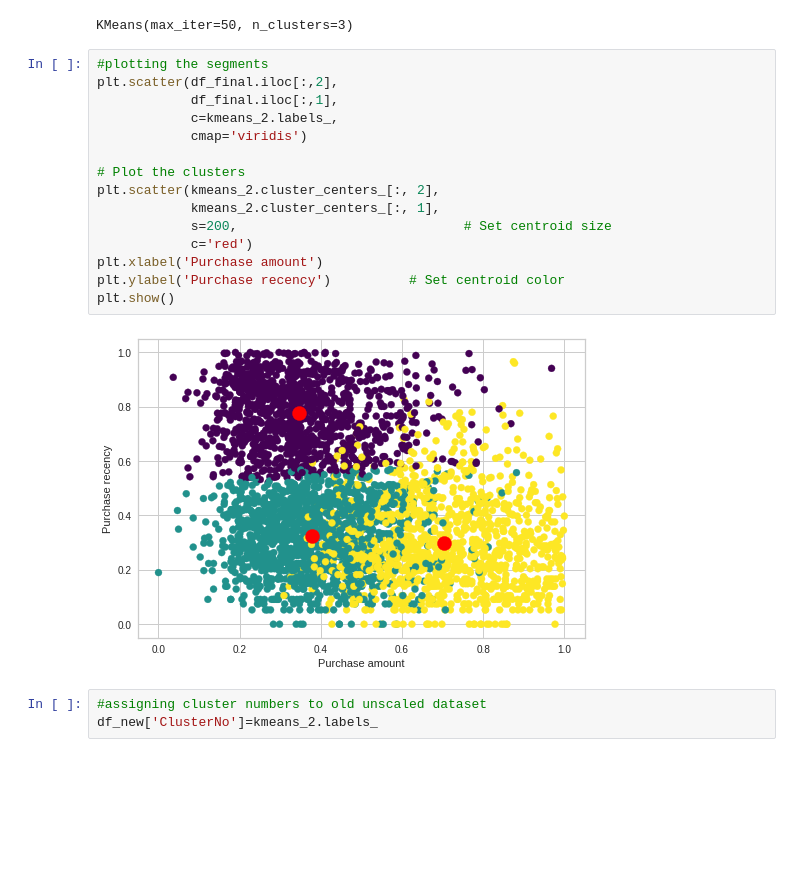
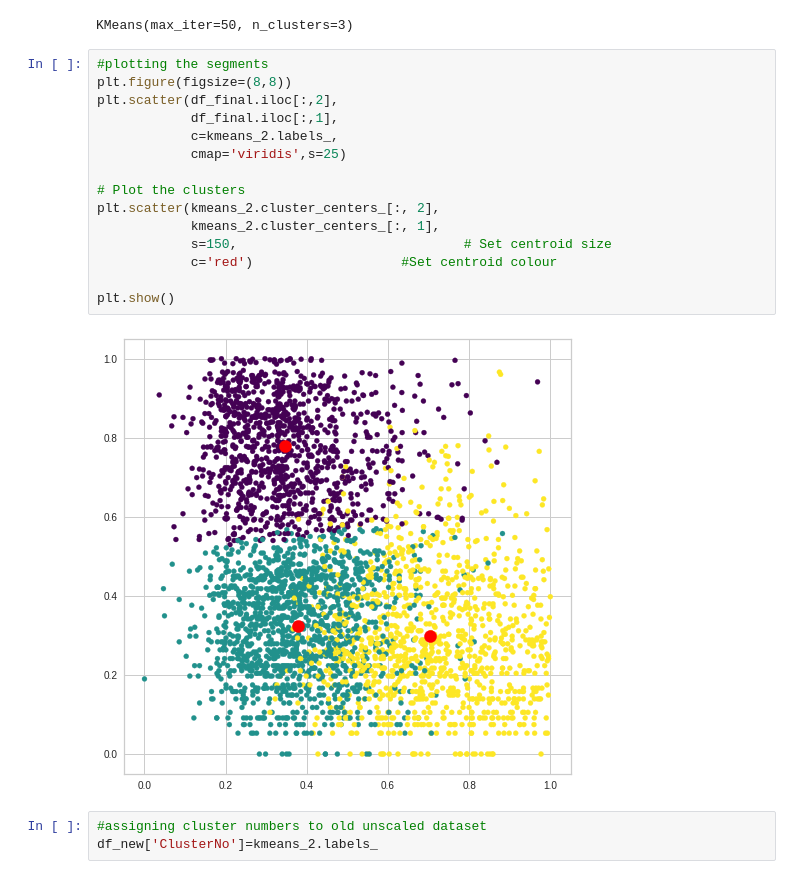
Before and after one commit to shreesha2304/Online-Retail-Customer-Segmentation, a Jupyter notebook: Online_Retail_Customer_Segmentation_Capstone_Project.ipynb, the cells around one changed output. Saved outputs shown, nothing was run; the diff lists cells and outputs as text; blank space fills up the shorter version.

```diff
--- a/Online_Retail_Customer_Segmentation_Capstone_Project.ipynb
+++ b/Online_Retail_Customer_Segmentation_Capstone_Project.ipynb
@@ -683,21 +711,21 @@ kmeans_2.fit(df_final)
 KMeans(max_iter=50, n_clusters=3)
 # %%
 #plotting the segments
+plt.figure(figsize=(8,8))
 plt.scatter(df_final.iloc[:,2],
             df_final.iloc[:,1],
             c=kmeans_2.labels_,
-            cmap='viridis')
+            cmap='viridis',s=25)
 
 # Plot the clusters
 plt.scatter(kmeans_2.cluster_centers_[:, 2],
             kmeans_2.cluster_centers_[:, 1],
-            s=200,                             # Set centroid size
-            c='red')
-plt.xlabel('Purchase amount')
-plt.ylabel('Purchase recency')          # Set centroid color
+            s=150,                             # Set centroid size
+            c='red')                   #Set centroid colour
+
 plt.show()
 # %% [output]
-[figure, old version]
+[figure, new version]
 # %%
 #assigning cluster numbers to old unscaled dataset
 df_new['ClusterNo']=kmeans_2.labels_
```
Also changed, not shown: parts of 12 cells of this notebook.
